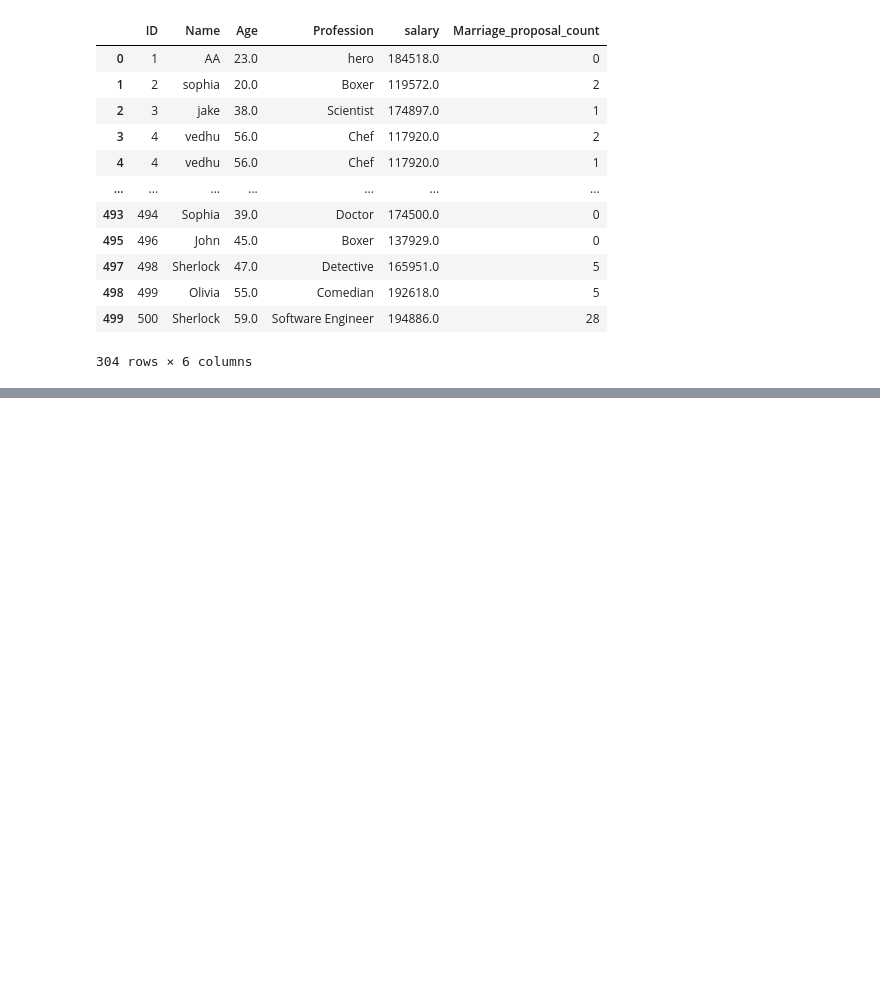
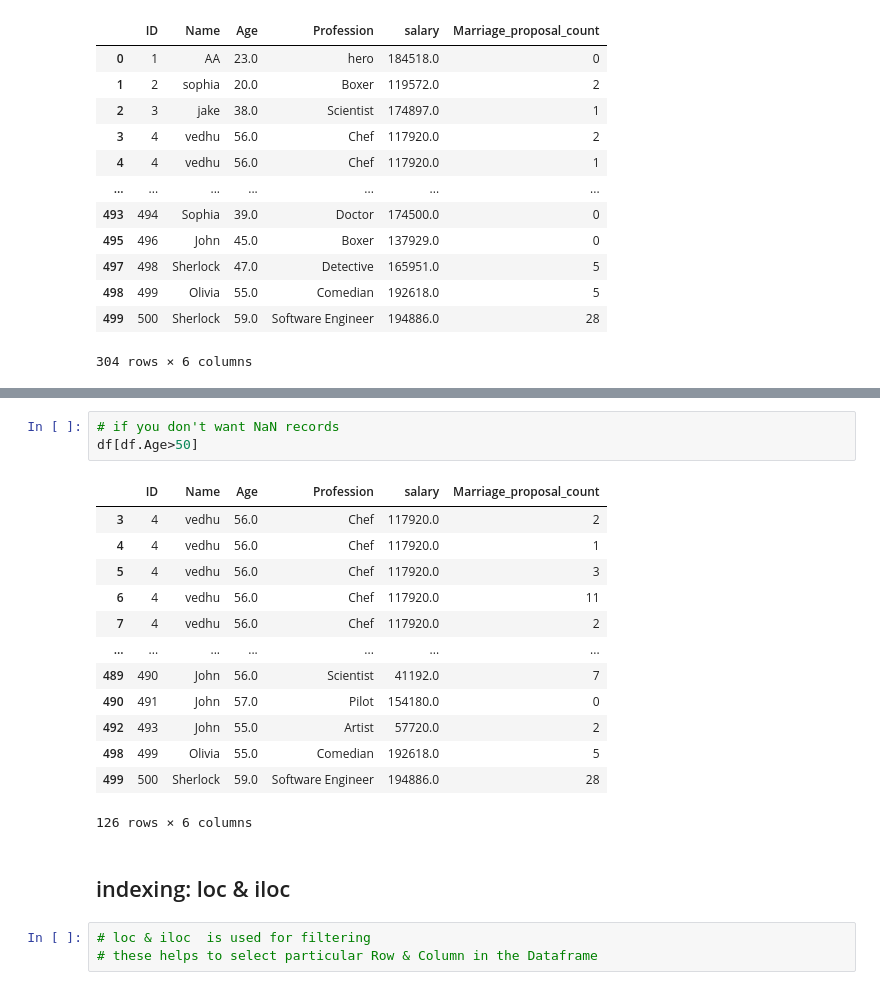
Before and after one commit to Shivacharan16/Data-Analytics-, a Jupyter notebook: pandas.ipynb, the cells around one changed output, grey strips where cells are left out. Drawn from its saved outputs; the diff is of its cells as text; blank space fills up the shorter version.

```diff
--- a/pandas.ipynb
+++ b/pandas.ipynb
@@ -779,0 +901,22 @@ df.salary.max()
+# %%
+# if you don't want NaN records
+df[df.Age>50]
+# %% [output]
+|  | ID | Name | Age | Profession | salary | Marriage_proposal_count |
+| 3 | 4 | vedhu | 56.0 | Chef | 117920.0 | 2 |
+| 4 | 4 | vedhu | 56.0 | Chef | 117920.0 | 1 |
+| 5 | 4 | vedhu | 56.0 | Chef | 117920.0 | 3 |
+| 6 | 4 | vedhu | 56.0 | Chef | 117920.0 | 11 |
+| 7 | 4 | vedhu | 56.0 | Chef | 117920.0 | 2 |
+| ... | ... | ... | ... | ... | ... | ... |
+| 489 | 490 | John | 56.0 | Scientist | 41192.0 | 7 |
+| 490 | 491 | John | 57.0 | Pilot | 154180.0 | 0 |
+| 492 | 493 | John | 55.0 | Artist | 57720.0 | 2 |
+| 498 | 499 | Olivia | 55.0 | Comedian | 192618.0 | 5 |
+| 499 | 500 | Sherlock | 59.0 | Software Engineer | 194886.0 | 28 |
+126 rows × 6 columns
+# %% [markdown]
+## indexing: loc & iloc
+# %%
+# loc & iloc  is used for filtering
+# these helps to select particular Row & Column in the Dataframe
```
Also changed, not shown: parts of 22 cells of this notebook.
